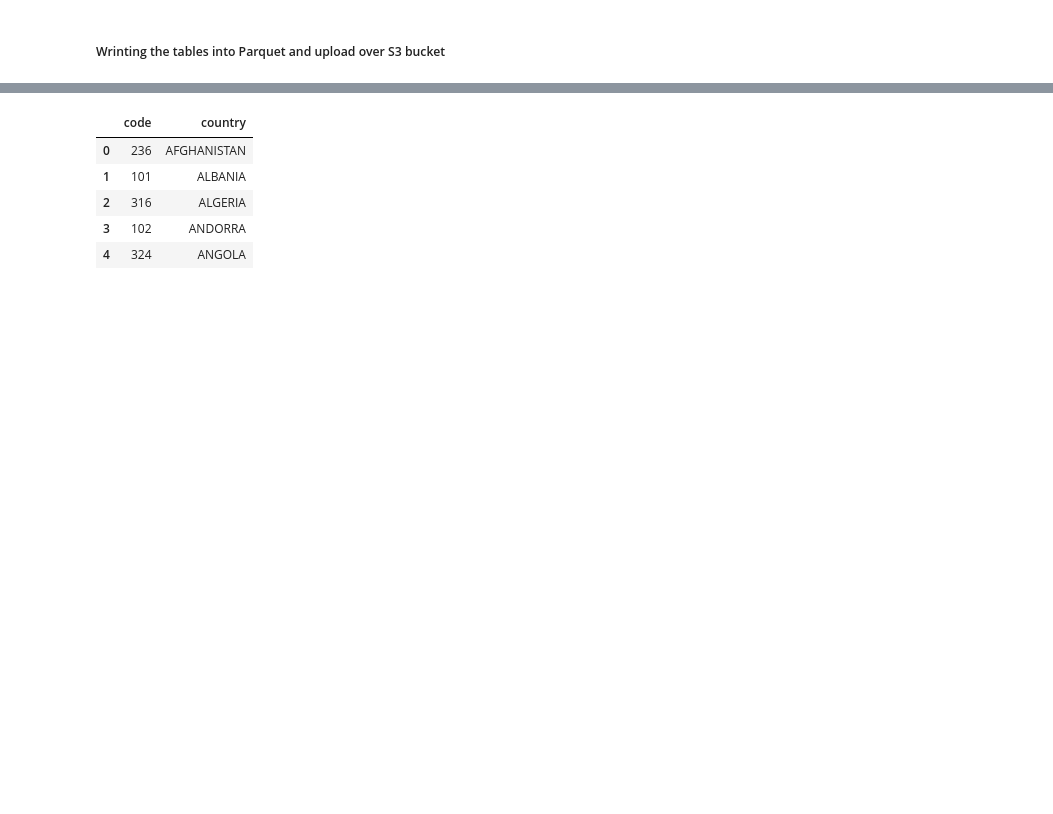
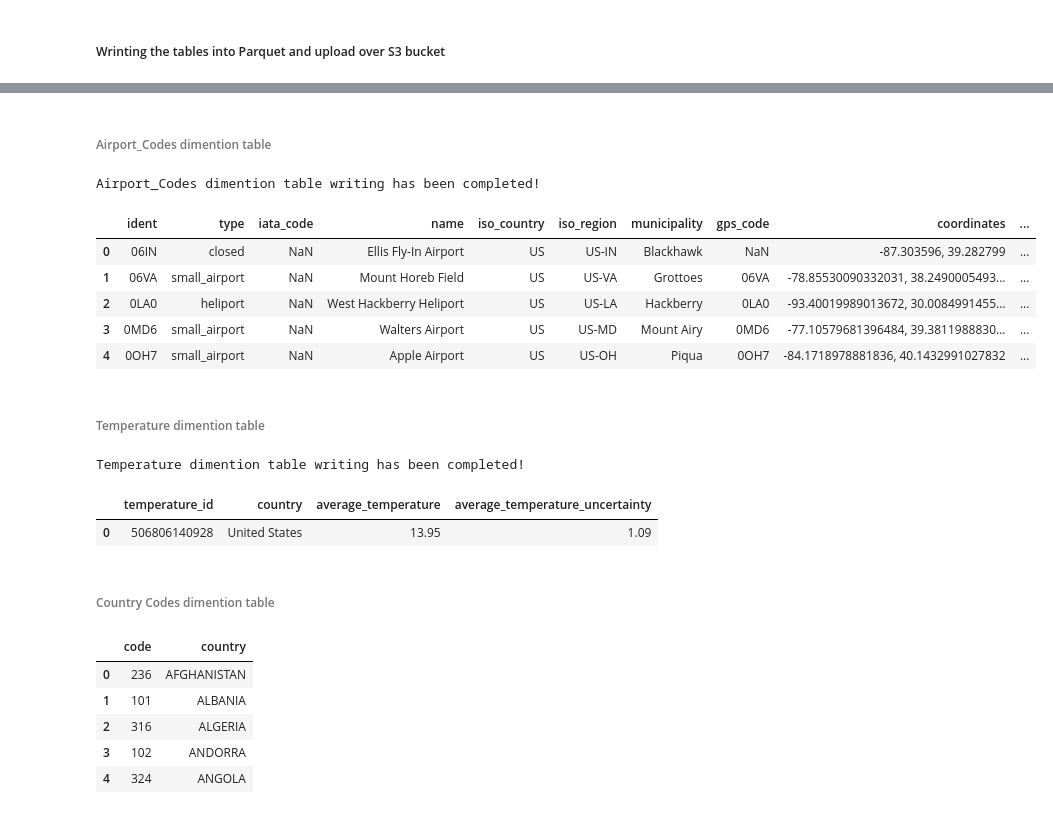
Before and after one commit to MohamedSaiedIbrahim/Project6_Udacity_Capstone, a Jupyter notebook: Capstone Project Template.ipynb, the cells around one changed output, grey strips where cells are left out. Drawn from its saved outputs; the diff is of its cells as text; code cells hidden in the pictures; blank space fills up the shorter version.

```diff
--- a/Capstone Project Template.ipynb
+++ b/Capstone Project Template.ipynb
@@ -494,3 +486,33 @@ Temperature dimention table writing has been completed!
+# %% [markdown]
+###### Airport_Codes dimention table
+# %%
+output_path="s3a://udacity-datalake-msaied2/Project6_Capstone/airport_codes.parquet"
+airport_codes =  ef.airport_codes_dimension(airport_codes_spark, output_path)
+# %% [output]
+Airport_Codes dimention table writing has been completed!
+# %%
+airport_codes.toPandas().head()
+# %% [output]
+|  | ident | type | iata_code | name | iso_country | iso_region | municipality | gps_code | coordinates | ... |
+| 0 | 06IN | closed | NaN | Ellis Fly-In Airport | US | US-IN | Blackhawk | NaN | -87.303596, 39.282799 | ... |
+| 1 | 06VA | small_airport | NaN | Mount Horeb Field | US | US-VA | Grottoes | 06VA | -78.85530090332031, 38.2490005493... | ... |
+| 2 | 0LA0 | heliport | NaN | West Hackberry Heliport | US | US-LA | Hackberry | 0LA0 | -93.40019989013672, 30.0084991455... | ... |
+| 3 | 0MD6 | small_airport | NaN | Walters Airport | US | US-MD | Mount Airy | 0MD6 | -77.10579681396484, 39.3811988830... | ... |
+| 4 | 0OH7 | small_airport | NaN | Apple Airport | US | US-OH | Piqua | 0OH7 | -84.1718978881836, 40.1432991027832 | ... |
+# %% [markdown]
+###### Temperature dimention table
+# %%
+output_path="s3a://udacity-datalake-msaied2/Project6_Capstone/temperature.parquet"
+temperature_dim=ef.temperature_dimension(temperature_spark, output_path)
+# %% [output]
+Temperature dimention table writing has been completed!
+# %%
+temperature_dim.toPandas().head()
+# %% [output]
+|  | temperature_id | country | average_temperature | average_temperature_uncertainty |
+| 0 | 506806140928 | United States | 13.95 | 1.09 |
+# %% [markdown]
+###### Country Codes dimention table
 # %%
 with open("I94_SAS_Labels_Descriptions.SAS") as f:
     contents = f.readlines()
```
Also changed, not shown: parts of 53 cells of this notebook, 1 other file.
